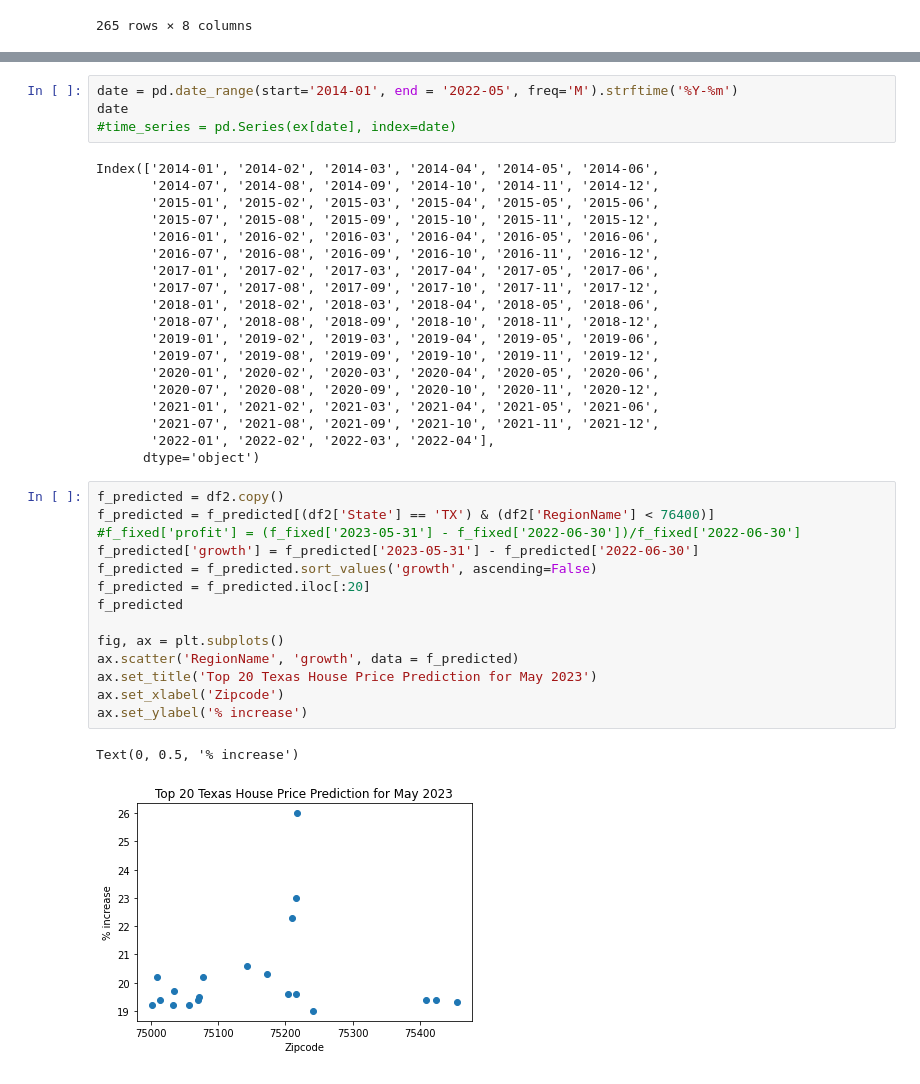
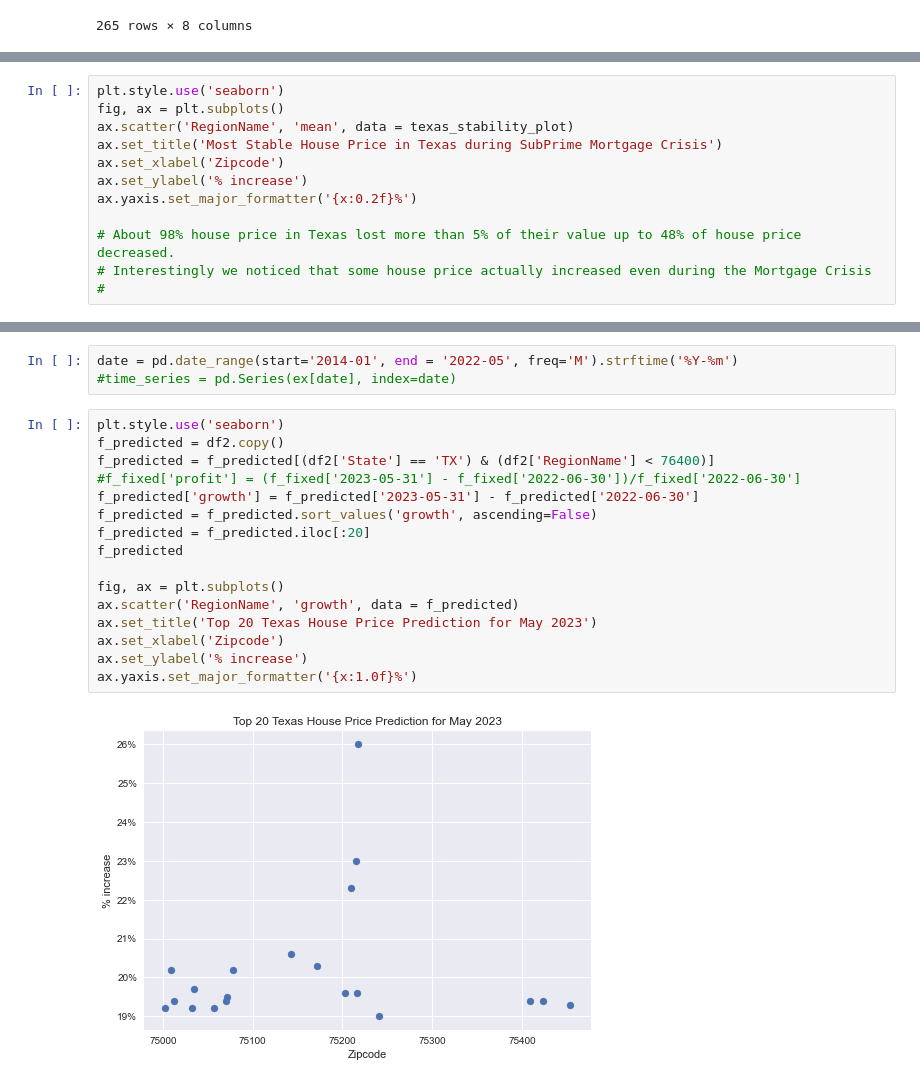
Before and after one commit to WoojinJun/zipcode_investment, a Jupyter notebook: scratch-notebook.ipynb, the cells around one changed output, grey strips where cells are left out. Saved outputs shown, nothing was run; the diff lists cells and outputs as text.

```diff
--- a/scratch-notebook.ipynb
+++ b/scratch-notebook.ipynb
@@ -99,0 +155,12 @@ AttributeError: module 'matplotlib.pyplot' has no attribute 'get_xticks'
+# %%
+plt.style.use('seaborn')
+fig, ax = plt.subplots()
+ax.scatter('RegionName', 'mean', data = texas_stability_plot)
+ax.set_title('Most Stable House Price in Texas during SubPrime Mortgage Crisis')
+ax.set_xlabel('Zipcode')
+ax.set_ylabel('% increase')
+ax.yaxis.set_major_formatter('{x:0.2f}%')
+
+# About 98% house price in Texas lost more than 5% of their value up to 48% of house price decreased.
+# Interestingly we noticed that some house price actually increased even during the Mortgage Crisis
+#
@@ -127,40 +221,21 @@ df2
 # %%
 date = pd.date_range(start='2014-01', end = '2022-05', freq='M').strftime('%Y-%m')
-date
 #time_series = pd.Series(ex[date], index=date)
-# %% [output]
-Index(['2014-01', '2014-02', '2014-03', '2014-04', '2014-05', '2014-06',
-       '2014-07', '2014-08', '2014-09', '2014-10', '2014-11', '2014-12',
-       '2015-01', '2015-02', '2015-03', '2015-04', '2015-05', '2015-06',
-       '2015-07', '2015-08', '2015-09', '2015-10', '2015-11', '2015-12',
-       '2016-01', '2016-02', '2016-03', '2016-04', '2016-05', '2016-06',
-       '2016-07', '2016-08', '2016-09', '2016-10', '2016-11', '2016-12',
-       '2017-01', '2017-02', '2017-03', '2017-04', '2017-05', '2017-06',
-       '2017-07', '2017-08', '2017-09', '2017-10', '2017-11', '2017-12',
-       '2018-01', '2018-02', '2018-03', '2018-04', '2018-05', '2018-06',
-       '2018-07', '2018-08', '2018-09', '2018-10', '2018-11', '2018-12',
-       '2019-01', '2019-02', '2019-03', '2019-04', '2019-05', '2019-06',
-       '2019-07', '2019-08', '2019-09', '2019-10', '2019-11', '2019-12',
-       '2020-01', '2020-02', '2020-03', '2020-04', '2020-05', '2020-06',
-       '2020-07', '2020-08', '2020-09', '2020-10', '2020-11', '2020-12',
-       '2021-01', '2021-02', '2021-03', '2021-04', '2021-05', '2021-06',
-       '2021-07', '2021-08', '2021-09', '2021-10', '2021-11', '2021-12',
-       '2022-01', '2022-02', '2022-03', '2022-04'],
-      dtype='object')
 # %%
+plt.style.use('seaborn')
 f_predicted = df2.copy()
 f_predicted = f_predicted[(df2['State'] == 'TX') & (df2['RegionName'] < 76400)]
 #f_fixed['profit'] = (f_fixed['2023-05-31'] - f_fixed['2022-06-30'])/f_fixed['2022-06-30']
 f_predicted['growth'] = f_predicted['2023-05-31'] - f_predicted['2022-06-30']
 f_predicted = f_predicted.sort_values('growth', ascending=False)
 f_predicted = f_predicted.iloc[:20]
 f_predicted
 
 fig, ax = plt.subplots()
 ax.scatter('RegionName', 'growth', data = f_predicted)
 ax.set_title('Top 20 Texas House Price Prediction for May 2023')
 ax.set_xlabel('Zipcode')
 ax.set_ylabel('% increase')
+ax.yaxis.set_major_formatter('{x:1.0f}%')
 # %% [output]
-Text(0, 0.5, '% increase')
-[figure, old version]
+[figure, new version]
```
Also changed, not shown: parts of 18 cells of this notebook.
